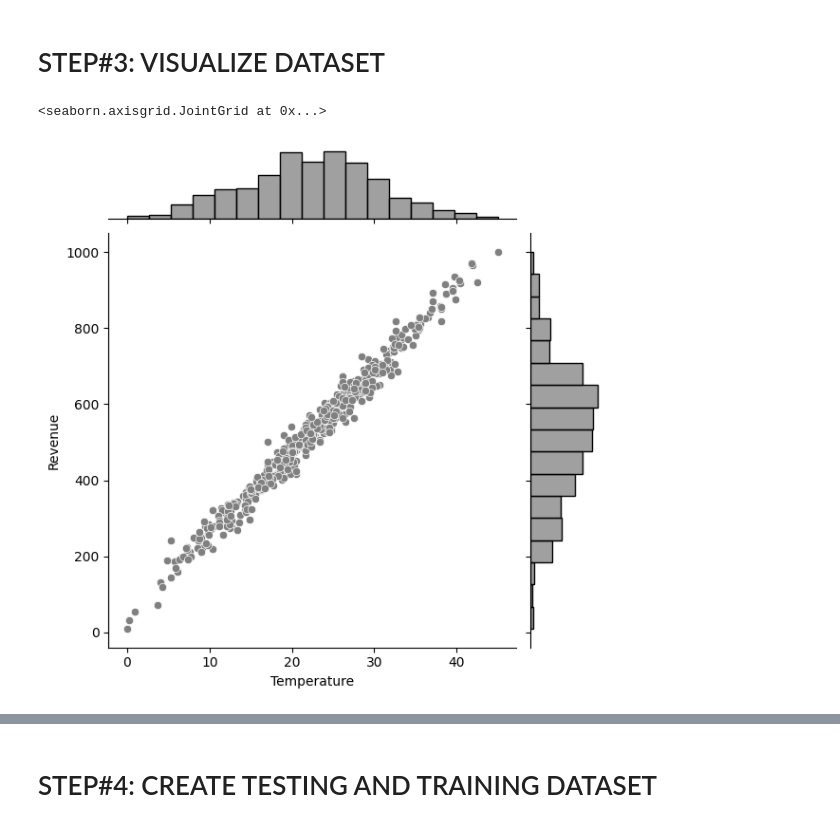
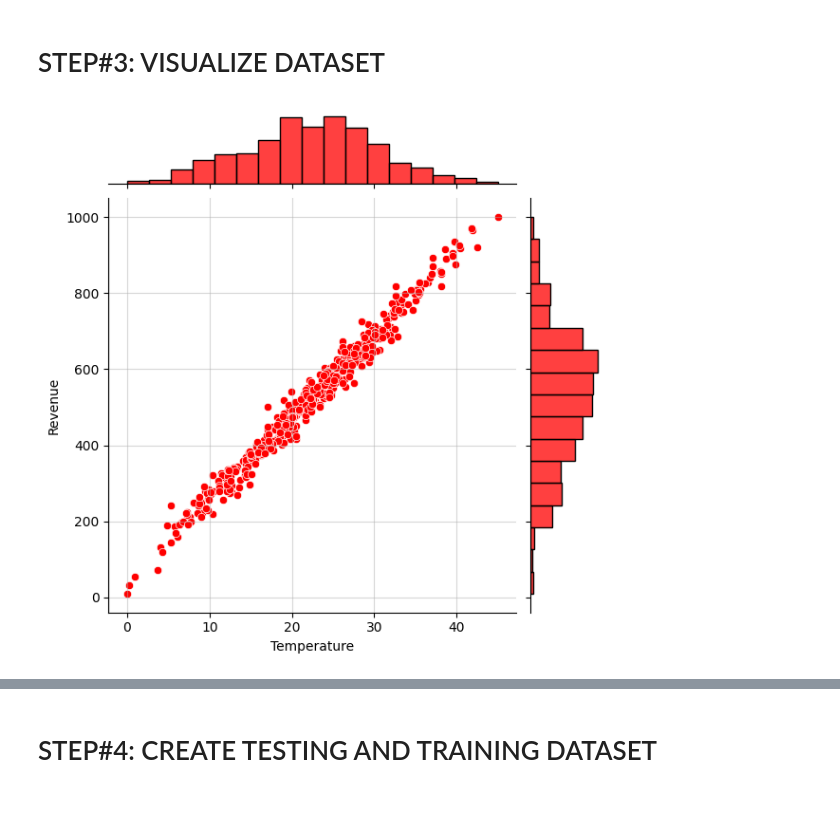
Before and after one commit to renatomaaliw3/public_files, a Jupyter notebook: CPE Electives (1 - 3)/01. Lectures Notebook/49. Linear Regression/01. Simple Linear Regression/01. Linear Regression (Ice Cream Revenue Prediction).ipynb, the cells around one changed output, grey strips where cells are left out. Drawn from its saved outputs; the diff is of its cells as text; code cells hidden in the pictures.

```diff
--- a/CPE Electives (1 - 3)/01. Lectures Notebook/49. Linear Regression/01. Simple Linear Regression/01. Linear Regression (Ice Cream Revenue Prediction).ipynb
+++ b/CPE Electives (1 - 3)/01. Lectures Notebook/49. Linear Regression/01. Simple Linear Regression/01. Linear Regression (Ice Cream Revenue Prediction).ipynb
@@ -69,7 +69,9 @@ memory usage: 7.9 KB
 # %% [markdown]
 # STEP#3: VISUALIZE DATASET
 # %%
-sns.jointplot(x='Temperature', y='Revenue', data = IceCream, color = 'gray')
+# Joint Plot (Scatter Plot and Distribution)
+
+sns.jointplot(x='Temperature', y='Revenue', data = IceCream, color = 'red')
+plt.grid(True, alpha = 0.5)
 # %% [output]
-<seaborn.axisgrid.JointGrid at 0x...>
-[figure, old version]
+[figure, new version]
```
Also changed, not shown: parts of 23 cells of this notebook, 2 other files.
